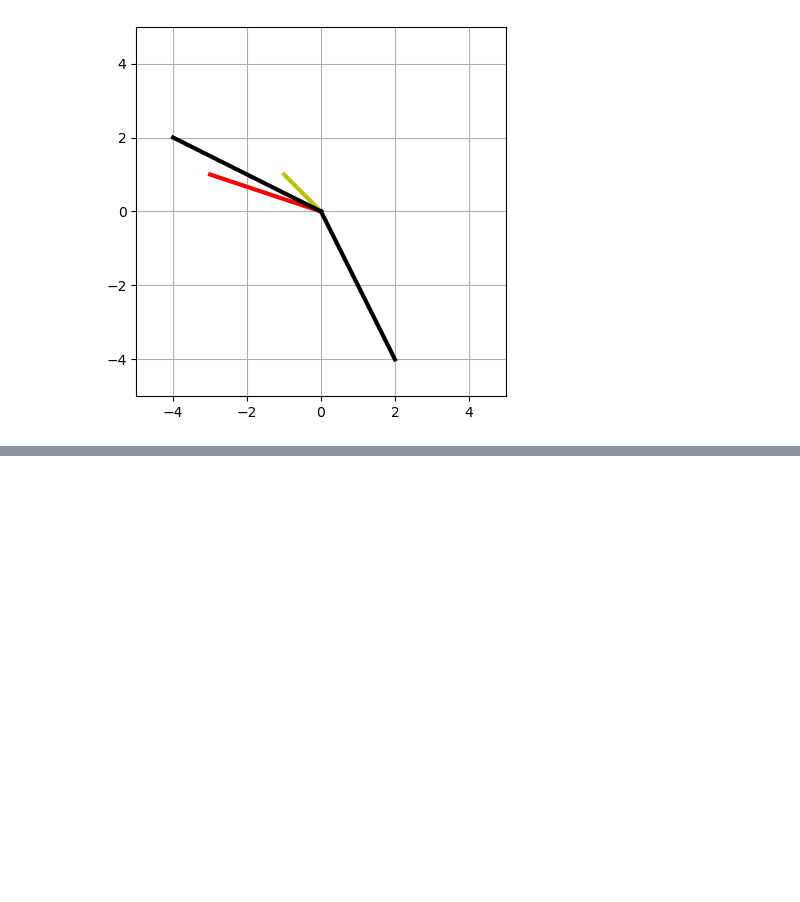
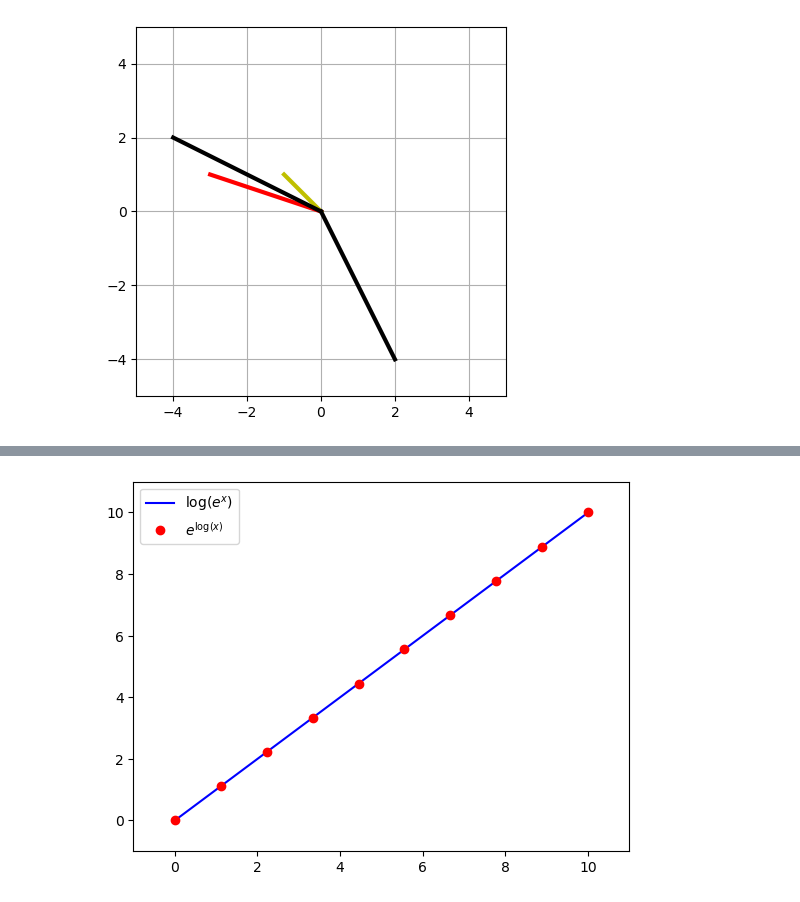
Before and after one commit to Kantulaev/ML_projects, a Jupyter notebook: lesson_5_algebra_2.ipynb, the cells around one changed output, grey strips where cells are left out. Cells and saved outputs as stored; diff of their text form; code cells hidden in the pictures; blank space fills up the shorter version.

```diff
--- a/lesson_5_algebra_2.ipynb
+++ b/lesson_5_algebra_2.ipynb
@@ -142,0 +143,13 @@ plt.show()
+# %%
+x = np.linspace(0.0001, 10, 10)
+y1 = np.log(np.exp(x))
+y2 = np.exp(np.log(x))
+
+plt.plot(x, y2, 'b')
+plt.plot(x, y1, 'ro')
+plt.axis([-1, 11, -1, 11])
+plt.legend(['$\\log(e^x)$', '$e^{\\log(x)}$'])
+
+plt.show()
+# %% [output]
+[figure, added]
```
Also changed, not shown: parts of 2 cells of this notebook, 1 other file.
